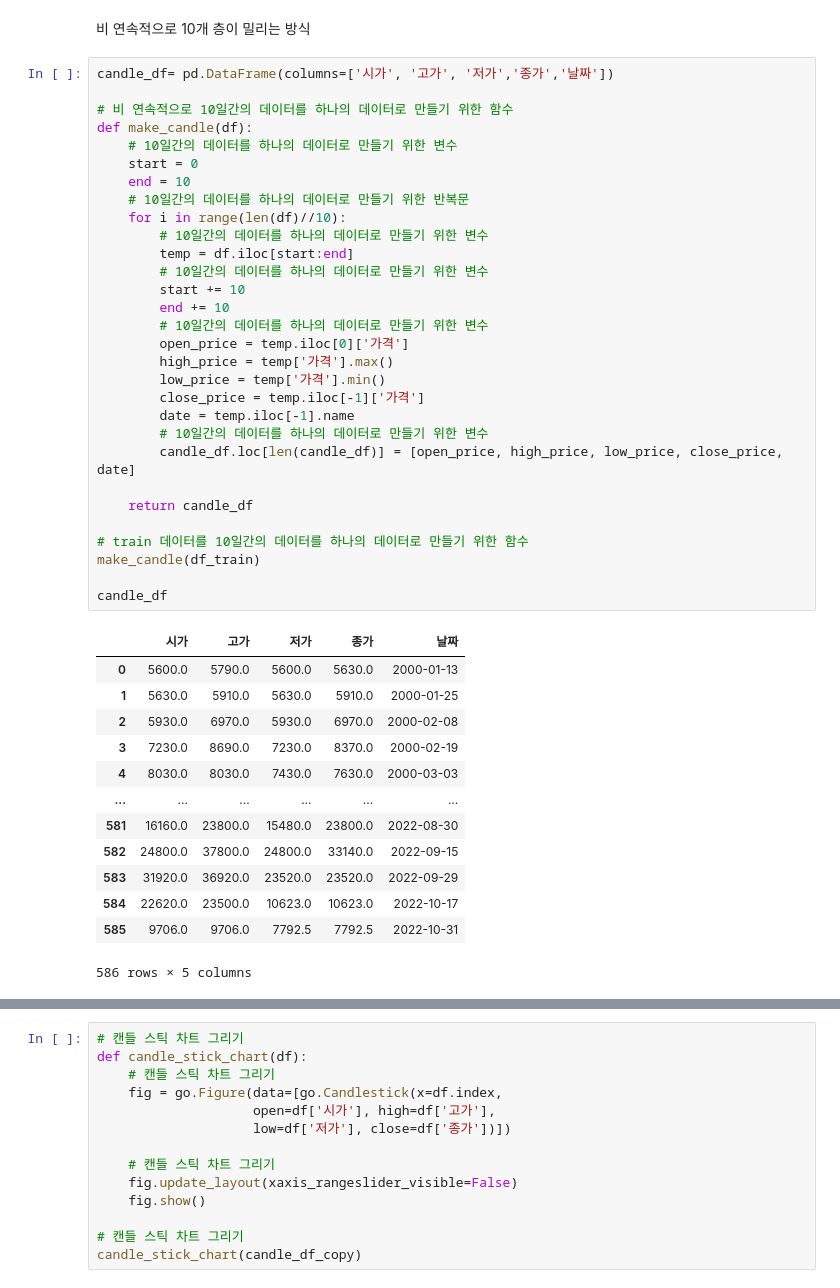
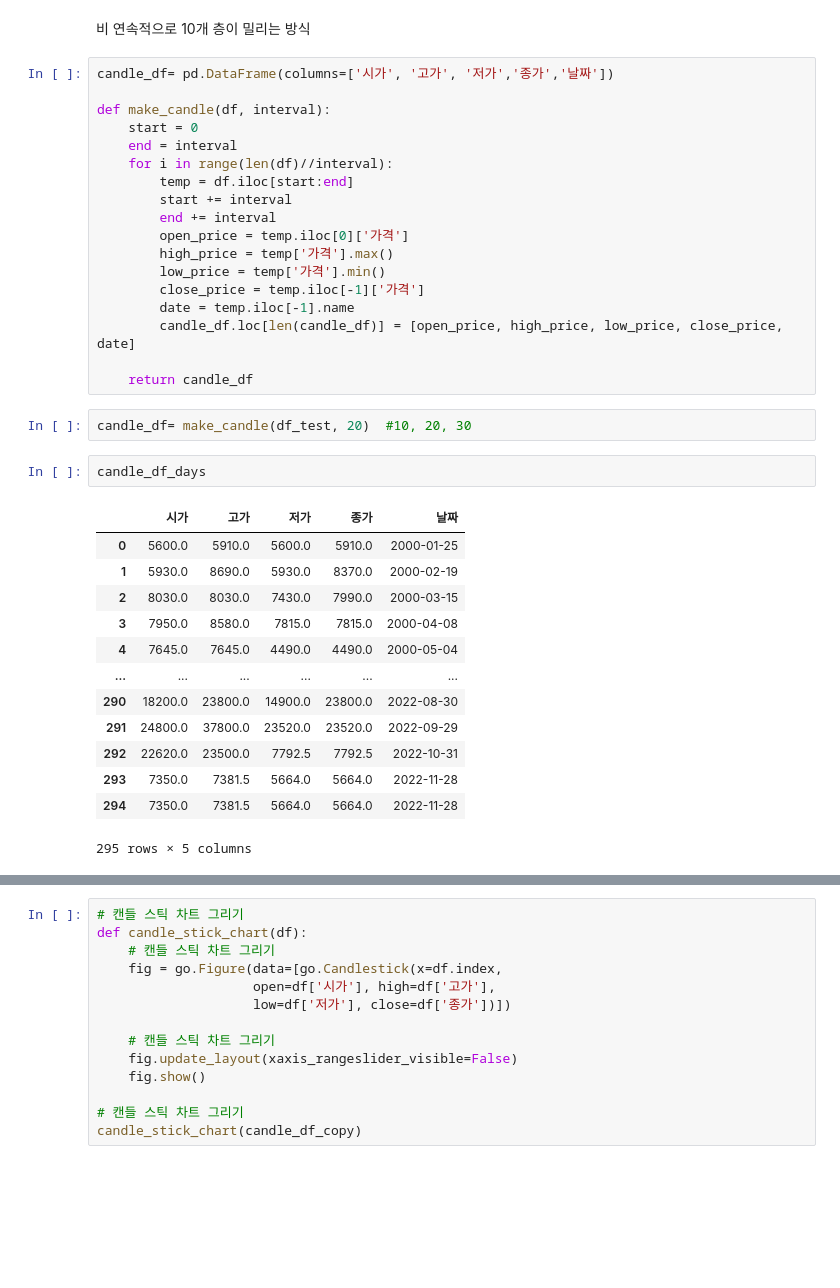
Before and after one commit to Kim-Hyunah/Final_Predict_Agricultural, a Jupyter notebook: price_candle_XGBoost_static_10days.ipynb, the cells around one changed output, grey strips where cells are left out. Saved outputs shown, nothing was run; the diff lists cells and outputs as text; blank space fills up the shorter version.

```diff
--- a/price_candle_XGBoost_static_10days.ipynb
+++ b/price_candle_XGBoost_static_10days.ipynb
@@ -114,45 +76,37 @@ df_train
 # %%
 candle_df= pd.DataFrame(columns=['시가', '고가', '저가','종가','날짜'])
 
-# 비 연속적으로 10일간의 데이터를 하나의 데이터로 만들기 위한 함수
-def make_candle(df):
-    # 10일간의 데이터를 하나의 데이터로 만들기 위한 변수
+def make_candle(df, interval):
     start = 0
-    end = 10
-    # 10일간의 데이터를 하나의 데이터로 만들기 위한 반복문
-    for i in range(len(df)//10):
-        # 10일간의 데이터를 하나의 데이터로 만들기 위한 변수
+    end = interval
+    for i in range(len(df)//interval):
         temp = df.iloc[start:end]
-        # 10일간의 데이터를 하나의 데이터로 만들기 위한 변수
-        start += 10
-        end += 10
-        # 10일간의 데이터를 하나의 데이터로 만들기 위한 변수
+        start += interval
+        end += interval
         open_price = temp.iloc[0]['가격']
         high_price = temp['가격'].max()
         low_price = temp['가격'].min()
         close_price = temp.iloc[-1]['가격']
         date = temp.iloc[-1].name
-        # 10일간의 데이터를 하나의 데이터로 만들기 위한 변수
         candle_df.loc[len(candle_df)] = [open_price, high_price, low_price, close_price, date]
 
     return candle_df
-
-# train 데이터를 10일간의 데이터를 하나의 데이터로 만들기 위한 함수
-make_candle(df_train)
-
-candle_df
-# %% [output]
-|  | 시가 | 고가 | 저가 | 종가 | 날짜 |
-| 0 | 5600.0 | 5790.0 | 5600.0 | 5630.0 | 2000-01-13 |
-| 1 | 5630.0 | 5910.0 | 5630.0 | 5910.0 | 2000-01-25 |
-| 2 | 5930.0 | 6970.0 | 5930.0 | 6970.0 | 2000-02-08 |
-| 3 | 7230.0 | 8690.0 | 7230.0 | 8370.0 | 2000-02-19 |
-| 4 | 8030.0 | 8030.0 | 7430.0 | 7630.0 | 2000-03-03 |
-| ... | ... | ... | ... | ... | ... |
-| 581 | 16160.0 | 23800.0 | 15480.0 | 23800.0 | 2022-08-30 |
-| 582 | 24800.0 | 37800.0 | 24800.0 | 33140.0 | 2022-09-15 |
-| 583 | 31920.0 | 36920.0 | 23520.0 | 23520.0 | 2022-09-29 |
-| 584 | 22620.0 | 23500.0 | 10623.0 | 10623.0 | 2022-10-17 |
-| 585 | 9706.0 | 9706.0 | 7792.5 | 7792.5 | 2022-10-31 |
-586 rows × 5 columns
+# %%
+candle_df= make_candle(df_test, 20)  #10, 20, 30
+# %%
+candle_df_days
+# %% [output]
+|  | 시가 | 고가 | 저가 | 종가 | 날짜 |
+| 0 | 5600.0 | 5910.0 | 5600.0 | 5910.0 | 2000-01-25 |
+| 1 | 5930.0 | 8690.0 | 5930.0 | 8370.0 | 2000-02-19 |
+| 2 | 8030.0 | 8030.0 | 7430.0 | 7990.0 | 2000-03-15 |
+| 3 | 7950.0 | 8580.0 | 7815.0 | 7815.0 | 2000-04-08 |
+| 4 | 7645.0 | 7645.0 | 4490.0 | 4490.0 | 2000-05-04 |
+| ... | ... | ... | ... | ... | ... |
+| 290 | 18200.0 | 23800.0 | 14900.0 | 23800.0 | 2022-08-30 |
+| 291 | 24800.0 | 37800.0 | 23520.0 | 23520.0 | 2022-09-29 |
+| 292 | 22620.0 | 23500.0 | 7792.5 | 7792.5 | 2022-10-31 |
+| 293 | 7350.0 | 7381.5 | 5664.0 | 5664.0 | 2022-11-28 |
+| 294 | 7350.0 | 7381.5 | 5664.0 | 5664.0 | 2022-11-28 |
+295 rows × 5 columns
 # %%
```
Also changed, not shown: parts of 9 cells of this notebook, 2 other files.
